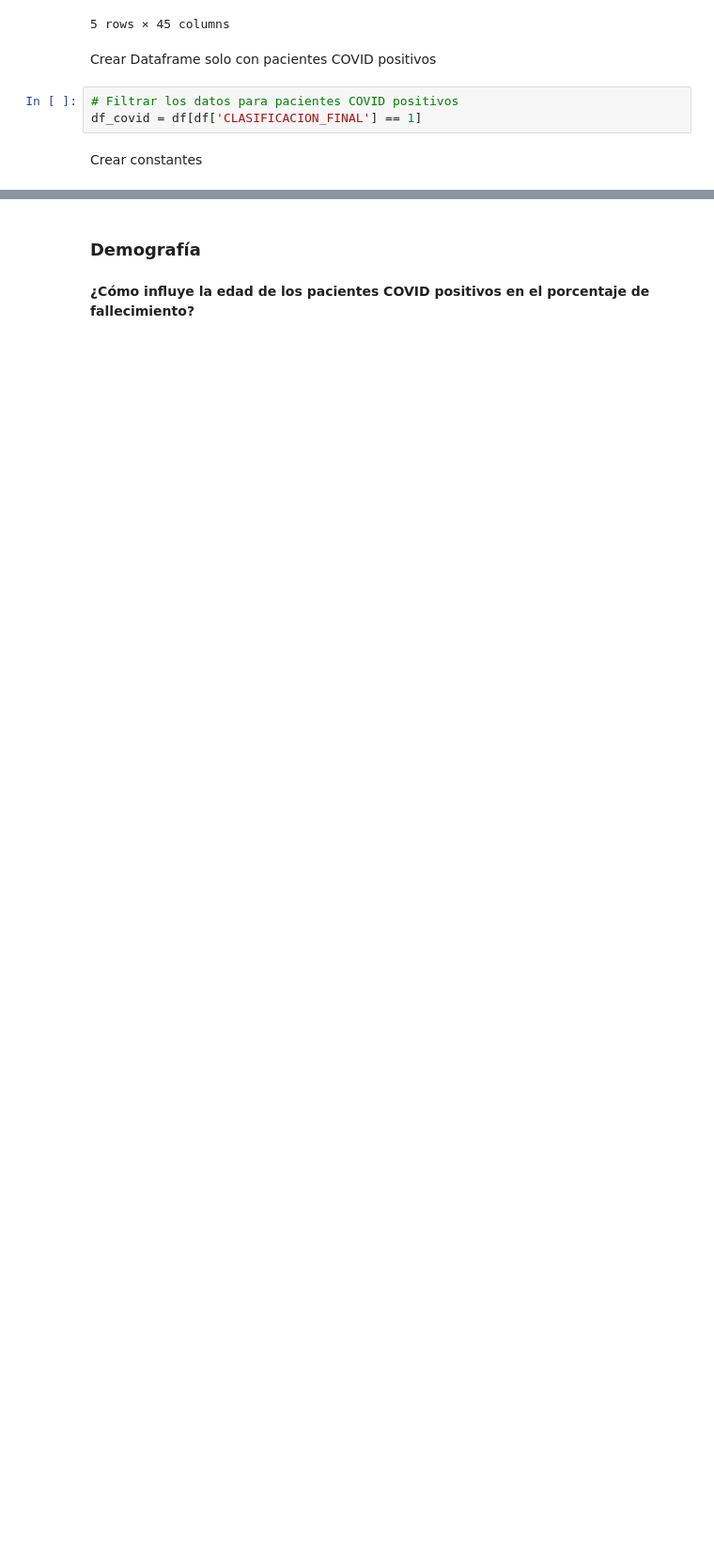
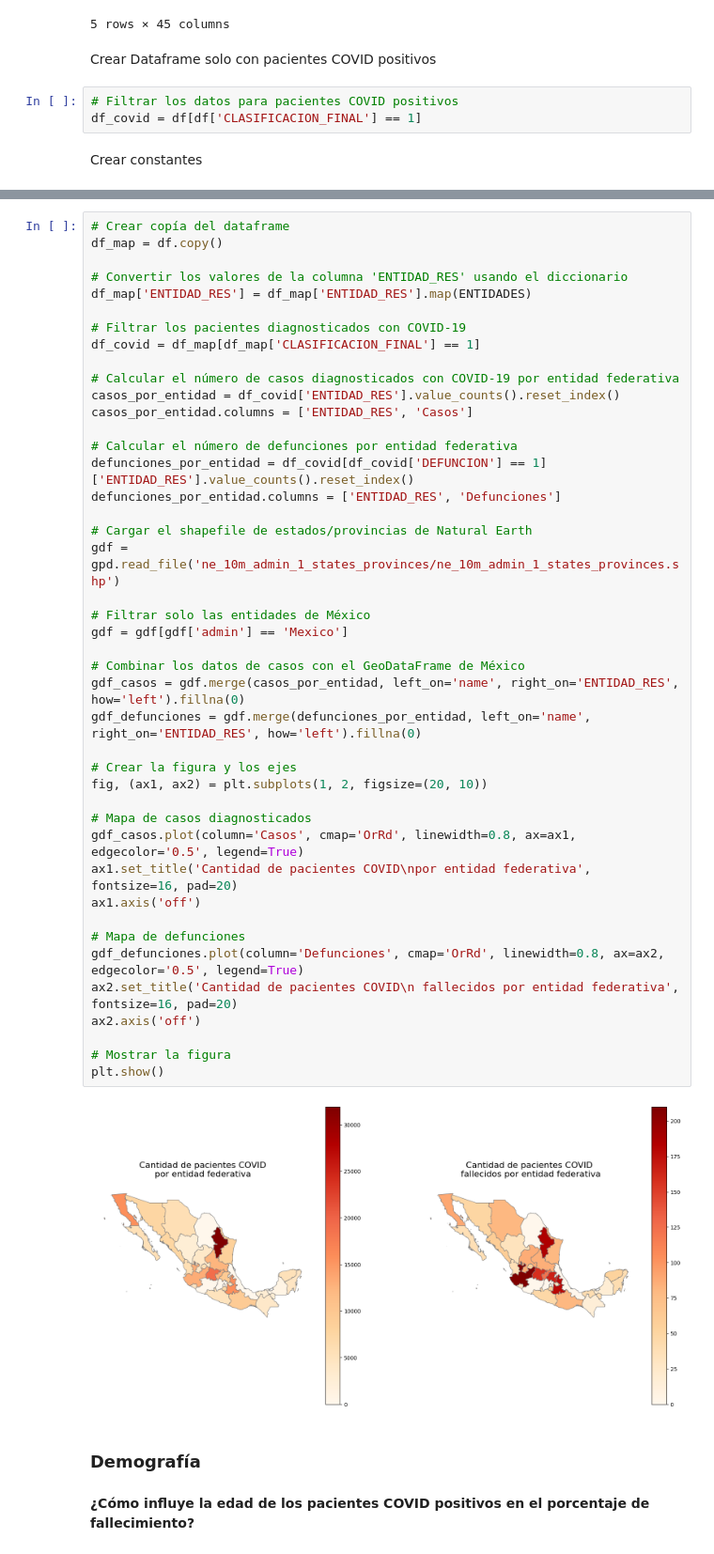
Before and after one commit to VesnaPivac/ML_COVID19-Mexico, a Jupyter notebook: src/visualization/eda.ipynb, the cells around one changed output, grey strips where cells are left out. Shown at 94% size. Cells and saved outputs as stored; diff of their text form; blank space fills up the shorter version.

```diff
--- a/src/visualization/eda.ipynb
+++ b/src/visualization/eda.ipynb
@@ -46,3 +102,48 @@ N_COVID_FALLECIDOS = len(df_covid[df_covid['DEFUNCION'] == 1])
+# %%
+# Crear copía del dataframe
+df_map = df.copy()
+
+# Convertir los valores de la columna 'ENTIDAD_RES' usando el diccionario
+df_map['ENTIDAD_RES'] = df_map['ENTIDAD_RES'].map(ENTIDADES)
+
+# Filtrar los pacientes diagnosticados con COVID-19
+df_covid = df_map[df_map['CLASIFICACION_FINAL'] == 1]
+
+# Calcular el número de casos diagnosticados con COVID-19 por entidad federativa
+casos_por_entidad = df_covid['ENTIDAD_RES'].value_counts().reset_index()
+casos_por_entidad.columns = ['ENTIDAD_RES', 'Casos']
+
+# Calcular el número de defunciones por entidad federativa
+defunciones_por_entidad = df_covid[df_covid['DEFUNCION'] == 1]['ENTIDAD_RES'].value_counts().reset_index()
+defunciones_por_entidad.columns = ['ENTIDAD_RES', 'Defunciones']
+
+# Cargar el shapefile de estados/provincias de Natural Earth
+gdf = gpd.read_file('ne_10m_admin_1_states_provinces/ne_10m_admin_1_states_provinces.shp')
+
+# Filtrar solo las entidades de México
+gdf = gdf[gdf['admin'] == 'Mexico']
+
+# Combinar los datos de casos con el GeoDataFrame de México
+gdf_casos = gdf.merge(casos_por_entidad, left_on='name', right_on='ENTIDAD_RES', how='left').fillna(0)
+gdf_defunciones = gdf.merge(defunciones_por_entidad, left_on='name', right_on='ENTIDAD_RES', how='left').fillna(0)
+
+# Crear la figura y los ejes
+fig, (ax1, ax2) = plt.subplots(1, 2, figsize=(20, 10))
+
+# Mapa de casos diagnosticados
+gdf_casos.plot(column='Casos', cmap='OrRd', linewidth=0.8, ax=ax1, edgecolor='0.5', legend=True)
+ax1.set_title('Cantidad de pacientes COVID\npor entidad federativa', fontsize=16, pad=20)
+ax1.axis('off')
+
+# Mapa de defunciones
+gdf_defunciones.plot(column='Defunciones', cmap='OrRd', linewidth=0.8, ax=ax2, edgecolor='0.5', legend=True)
+ax2.set_title('Cantidad de pacientes COVID\n fallecidos por entidad federativa', fontsize=16, pad=20)
+ax2.axis('off')
+
+# Mostrar la figura
+plt.show()
+# %% [output]
+[figure, added]
 # %% [markdown]
 ### Demografía
 # %% [markdown]
```
Also changed, not shown: parts of 6 cells of this notebook.
